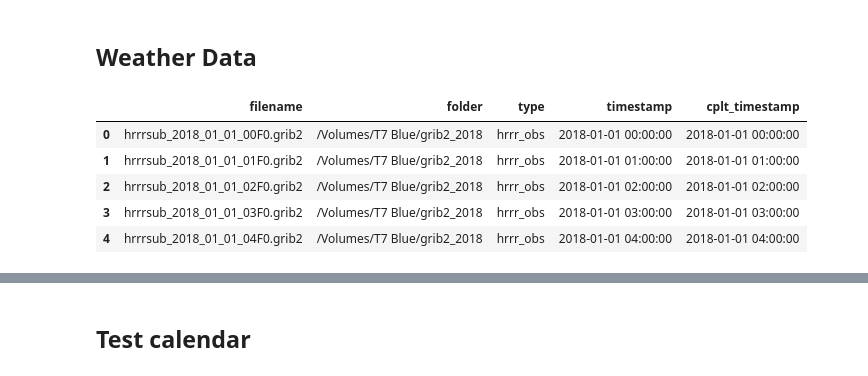
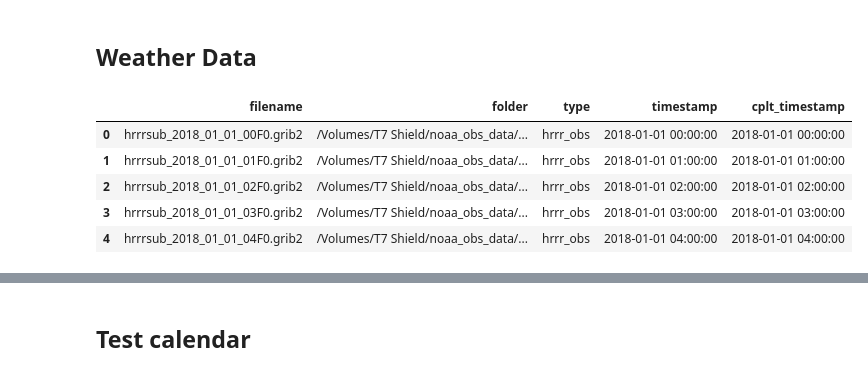
Before and after one commit to limingzhou2004/pytools, a Jupyter notebook: jupyter/review.ipynb, the cells around one changed output, grey strips where cells are left out. Drawn from its saved outputs; the diff is of its cells as text; code cells hidden in the pictures.

```diff
--- a/jupyter/review.ipynb
+++ b/jupyter/review.ipynb
@@ -9,15 +9,15 @@ import numpy as np
 # %% [markdown]
 ## Weather Data <a name="WeatherData"> </a>
 # %%
-df=pd.read_pickle('../pytools/data/grib2_folder_0.pkl')
+df=pd.read_pickle('../pytools/data/grib2_folder_1.pkl')
 df.head()
 # %% [output]
 |  | filename | folder | type | timestamp | cplt_timestamp |
-| 0 | hrrrsub_2018_01_01_00F0.grib2 | /Volumes/T7 Blue/grib2_2018 | hrrr_obs | 2018-01-01 00:00:00 | 2018-01-01 00:00:00 |
-| 1 | hrrrsub_2018_01_01_01F0.grib2 | /Volumes/T7 Blue/grib2_2018 | hrrr_obs | 2018-01-01 01:00:00 | 2018-01-01 01:00:00 |
-| 2 | hrrrsub_2018_01_01_02F0.grib2 | /Volumes/T7 Blue/grib2_2018 | hrrr_obs | 2018-01-01 02:00:00 | 2018-01-01 02:00:00 |
-| 3 | hrrrsub_2018_01_01_03F0.grib2 | /Volumes/T7 Blue/grib2_2018 | hrrr_obs | 2018-01-01 03:00:00 | 2018-01-01 03:00:00 |
-| 4 | hrrrsub_2018_01_01_04F0.grib2 | /Volumes/T7 Blue/grib2_2018 | hrrr_obs | 2018-01-01 04:00:00 | 2018-01-01 04:00:00 |
+| 0 | hrrrsub_2018_01_01_00F0.grib2 | /Volumes/T7 Shield/noaa_obs_data/... | hrrr_obs | 2018-01-01 00:00:00 | 2018-01-01 00:00:00 |
+| 1 | hrrrsub_2018_01_01_01F0.grib2 | /Volumes/T7 Shield/noaa_obs_data/... | hrrr_obs | 2018-01-01 01:00:00 | 2018-01-01 01:00:00 |
+| 2 | hrrrsub_2018_01_01_02F0.grib2 | /Volumes/T7 Shield/noaa_obs_data/... | hrrr_obs | 2018-01-01 02:00:00 | 2018-01-01 02:00:00 |
+| 3 | hrrrsub_2018_01_01_03F0.grib2 | /Volumes/T7 Shield/noaa_obs_data/... | hrrr_obs | 2018-01-01 03:00:00 | 2018-01-01 03:00:00 |
+| 4 | hrrrsub_2018_01_01_04F0.grib2 | /Volumes/T7 Shield/noaa_obs_data/... | hrrr_obs | 2018-01-01 04:00:00 | 2018-01-01 04:00:00 |
 # %%
 df.iloc[-6]
 # %% [output]
```
Also changed, not shown: parts of 4 cells of this notebook, 33 other files.
